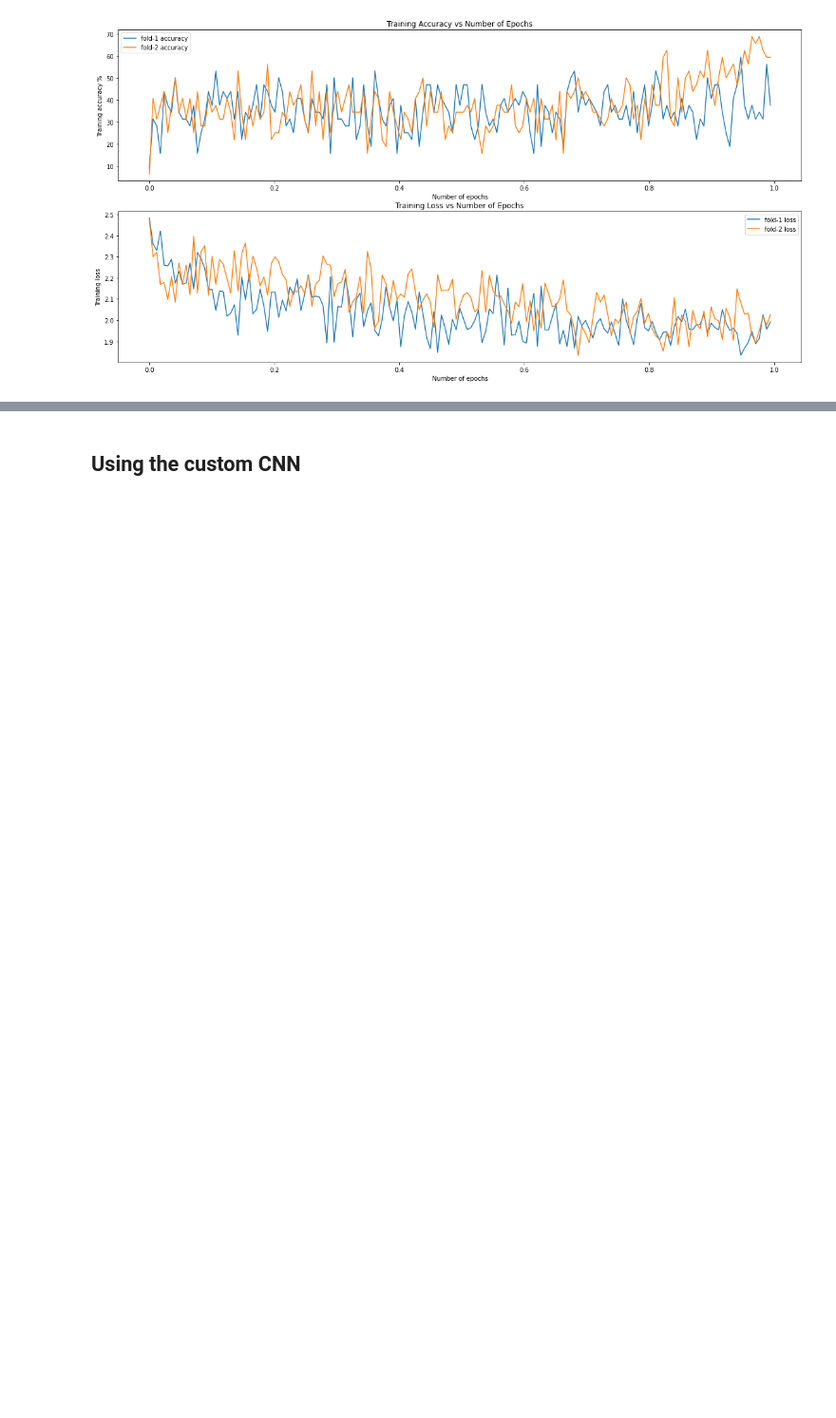
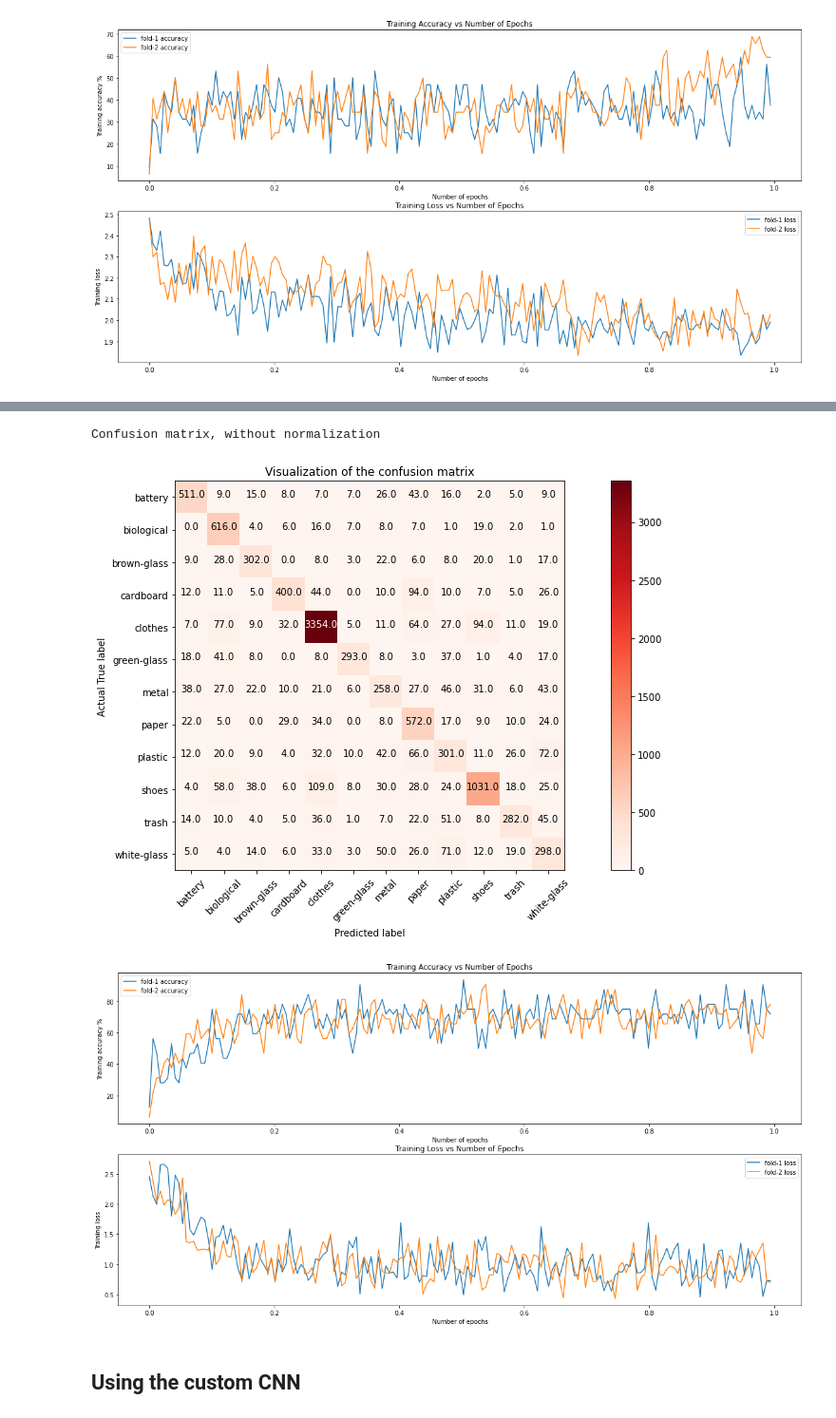
Before and after one commit to krsnvijay/COMP-6771-garbage-classification, a Jupyter notebook: garbage_classifier.ipynb, the cells around one changed output, grey strips where cells are left out. Shown at 95% size. Drawn from its saved outputs; the diff is of its cells as text; code cells hidden in the pictures; blank space fills up the shorter version.

```diff
--- a/garbage_classifier.ipynb
+++ b/garbage_classifier.ipynb
@@ -31,9 +31,9 @@ print(device)
 DATASET_DIR = 'data/'
 NUM_CLASSES = 12 # no of classes in the garbage dataset
 BATCH_SIZE = 32 # for dataloader
-NUM_FOLDS = 5 # for stratified k-fold
+NUM_FOLDS = 2 # for stratified k-fold
 LEARNING_RATE = 0.001
-NUM_EPOCHS = 5
+NUM_EPOCHS = 1
 LOSS_FN = nn.CrossEntropyLoss()
 # %% [output]
 cpu
@@ -174,6 +174,27 @@ class ResNetClassifier(nn.Module):
 
     def forward(self, x):
         return self.sigmoid(self.nn(x))
+
+# 3. Use the pre-trained VGG-16 with batch normalization model
+class VGG16Classifier(nn.Module):
+    def __init__(self):
+        super().__init__()
+        self.nn = vgg16_bn(pretrained=True)
+        n_features = self.nn.classifier[6].in_features
+
+        # Remove final layer
+        final_features = list(self.nn.classifier.children())[:-1]
+        final_features.extend([nn.Linear(n_features, NUM_CLASSES)])
+
+        # do not allow backpropagation through
+        # pre-trained model layers
+        for param in self.nn.parameters():
+            param.requires_grad = False
+
+        self.nn.classifier = nn.Sequential(*final_features)
+
+    def forward(self, x):
+        return self.nn(x)
 # %% [markdown]
 ### Method for evaluation on the held-out validation fold
 # %%
@@ -371,0 +396,3 @@ Confusion matrix, without normalization
+# %%
+# use the simpler VGG16Classifier to classify
+scores_df,epoch_metrics_df, total_confusion_matrix = run_kfold(VGG16Classifier())
@@ -372,3 +434,11 @@ Confusion matrix, without normalization
+# %%
+# plot the confusion matrix and the training metrics
+plot_cm(total_confusion_matrix, CLASSES)
+plot_training_metrics(epoch_metrics_df)
+# %% [output]
+Confusion matrix, without normalization
+[figure, added]
+[figure, added]
 # %% [markdown]
 ## Using the custom CNN
 # %%
```
Also changed, not shown: parts of 4 cells of this notebook.
